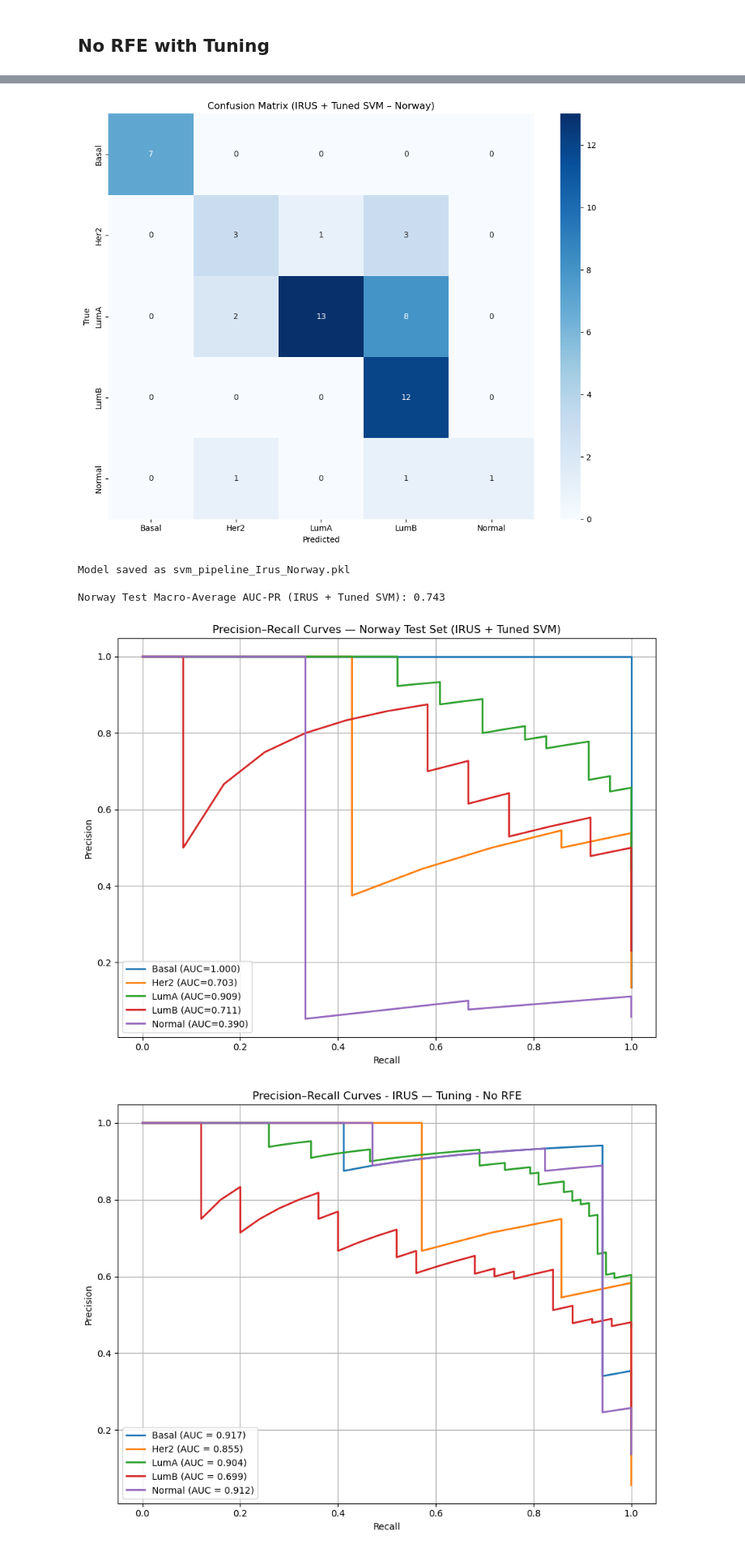
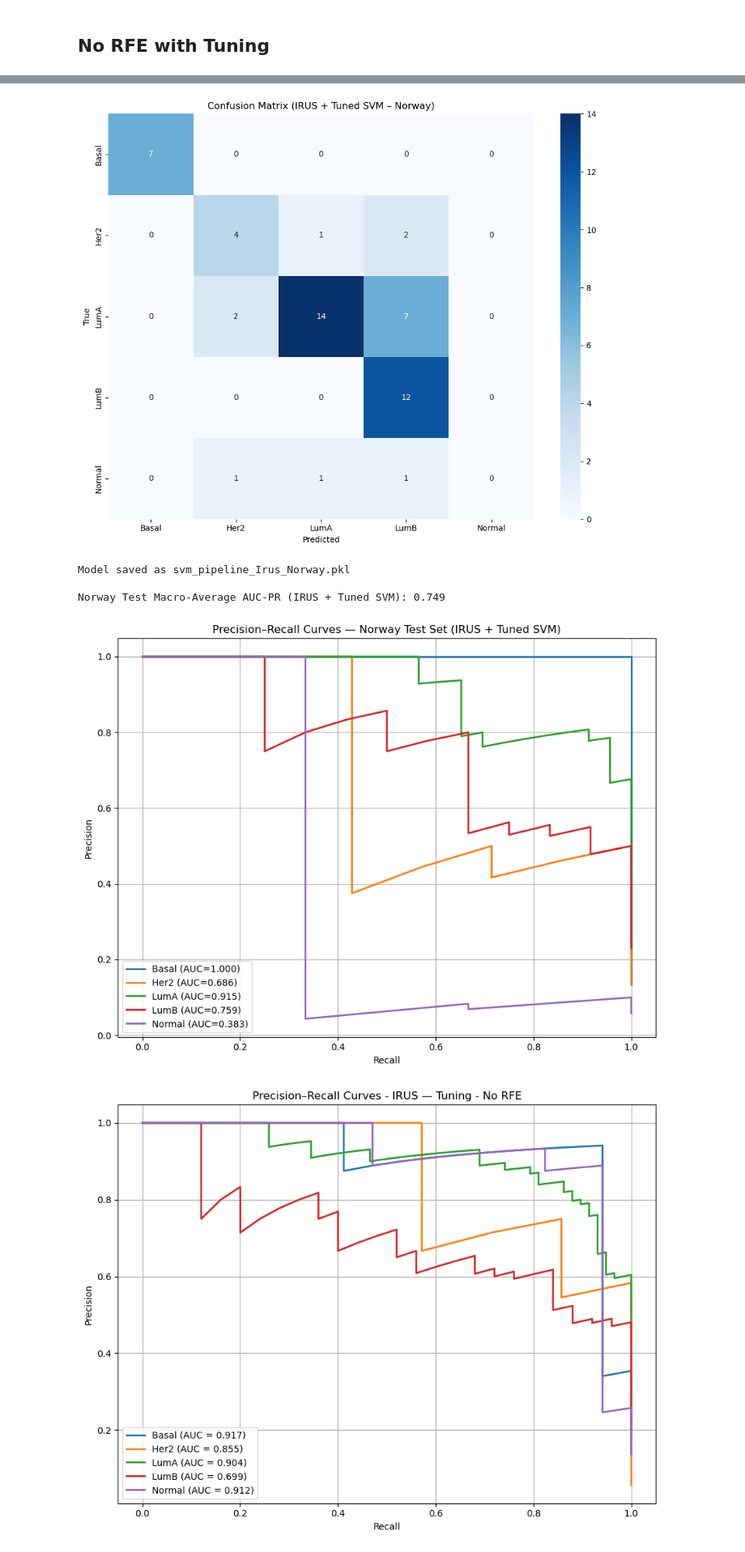
Before and after one commit to Alvinator24/BioinfoThesis, a Jupyter notebook: SVM/MAIN_SVM_NOTEBOOK.ipynb, the cells around one changed output, grey strips where cells are left out. Shown at 81% size. Drawn from its saved outputs; the diff is of its cells as text; code cells hidden in the pictures.

Commit message:
more training

```diff
--- a/SVM/MAIN_SVM_NOTEBOOK.ipynb
+++ b/SVM/MAIN_SVM_NOTEBOOK.ipynb
@@ -201,8 +188,6 @@ Model saved as svm_pipeline_svm.pkl
 # %%
 from sklearn.metrics import accuracy_score, classification_report, confusion_matrix, precision_recall_curve, auc
 from sklearn.preprocessing import label_binarize
-
-from scipy.stats import loguniform, randint
 
 # -------------------------------
 # Train SVM on NORWAY training set
@@ -238,7 +223,7 @@ rand = RandomizedSearchCV(
     n_iter=50,
     scoring='f1_weighted',
     cv=3,
-    n_jobs=-2,
+    n_jobs=10,
     verbose=3,
     random_state=42
 )
@@ -269,8 +254,8 @@ plt.title('Confusion Matrix (SVM Model) – Norway-trained')
 plt.tight_layout()
 plt.show()
 
-joblib.dump(pipelineNoRFEWithTuning, "svm_pipeline_svm.pkl")
-print("Model saved as pipelineNoRFEWithTuning.pkl")
+joblib.dump(pipelineNoRFEWithTuning, "svm_pipeline_Norway.pkl")
+print("Model saved as svm_pipeline_Norway.pkl")
 
 # -------------------------------
 # Precision–Recall Curves (multiclass, Norway test set)
@@ -685,33 +701,4 @@ Model saved as svm_pipeline_Irus.pkl
 # %%
-from collections import Counter
-from imblearn.under_sampling import RandomUnderSampler
-from imblearn.pipeline import Pipeline as ImbPipeline
-from sklearn.svm import SVC
-from sklearn.metrics import accuracy_score, classification_report, confusion_matrix, precision_recall_curve, auc
-from sklearn.preprocessing import label_binarize
-import matplotlib.pyplot as plt
-import seaborn as sns
-import numpy as np
-import joblib
-
-# -------------------------------
-# 1. Define IRUS sampling strategy
-# -------------------------------
-def get_irus_sampling_strategy(y):
-    counts = Counter(y)
-    majority_class = max(counts, key=counts.get)
-    minority_class = min(counts, key=counts.get)
-    imbalance_ratio = counts[majority_class] / counts[minority_class]
-
-    # IRUS formula: inverse of square root of imbalance ratio
-    sampling_ratio = 1 / np.sqrt(imbalance_ratio)
-
-    # Calculate number of samples to keep for majority class
-    n_samples_majority = int(counts[minority_class] / sampling_ratio)
-
-    return {majority_class: n_samples_majority}
-
-irus_strategy = get_irus_sampling_strategy(y_train_Norway)
 
 # -------------------------------
 # 2. Define pipeline (IRUS + tuned SVM, no RFE)
@@ -726,11 +713,24 @@ pipelineSvmIrusNorway = ImbPipeline([
 # -------------------------------
 # 3. Train pipeline on Norway
 # -------------------------------
-param_dist = {
-    'svm__C': loguniform(1e-3, 1e3),
-    'svm__kernel': ['linear', 'rbf'],
-    'svm__gamma': loguniform(1e-6, 1e-1),
-}
+param_dist = [
+    {  # linear
+        'svm__kernel': ['linear'],
+        'svm__C': loguniform(1e-3, 1e3)
+    },
+    {  # rbf
+        'svm__kernel': ['rbf'],
+        'svm__C': loguniform(1e-3, 1e3),
+        'svm__gamma': loguniform(1e-6, 1e-1)
+    },
+    {  # poly
+        'svm__kernel': ['poly'],
+        'svm__C': loguniform(1e-3, 1e3),
+        'svm__gamma': loguniform(1e-6, 1e-1),
+        'svm__degree': randint(2, 6),
+        'svm__coef0': loguniform(1e-3, 1e1)
+    }
+]
 
 rand = RandomizedSearchCV(
     estimator=pipelineSvmIrusNorway,
@@ -738,10 +738,11 @@ rand = RandomizedSearchCV(
     n_iter=50,
     scoring='f1_weighted',
     cv=3,
-    n_jobs=-2,
+    n_jobs=12,
     verbose=3,
     random_state=42
 )
+
 
 rand.fit(X_train_Norway, y_train_Norway)
 print(rand.best_params_)
@@ -827,8 +828,8 @@ weighted avg       0.79      0.69      0.69        52
-[figure, old version]
+[figure, new version]
 Model saved as svm_pipeline_Irus_Norway.pkl
 
-Norway Test Macro-Average AUC-PR (IRUS + Tuned SVM): 0.743
+Norway Test Macro-Average AUC-PR (IRUS + Tuned SVM): 0.749
-[figure, old version]
+[figure, new version]
 # %%
 from sklearn.metrics import precision_recall_curve, auc
 from sklearn.preprocessing import label_binarize
```
Also changed, not shown: parts of 10 cells of this notebook, 7 other files.
